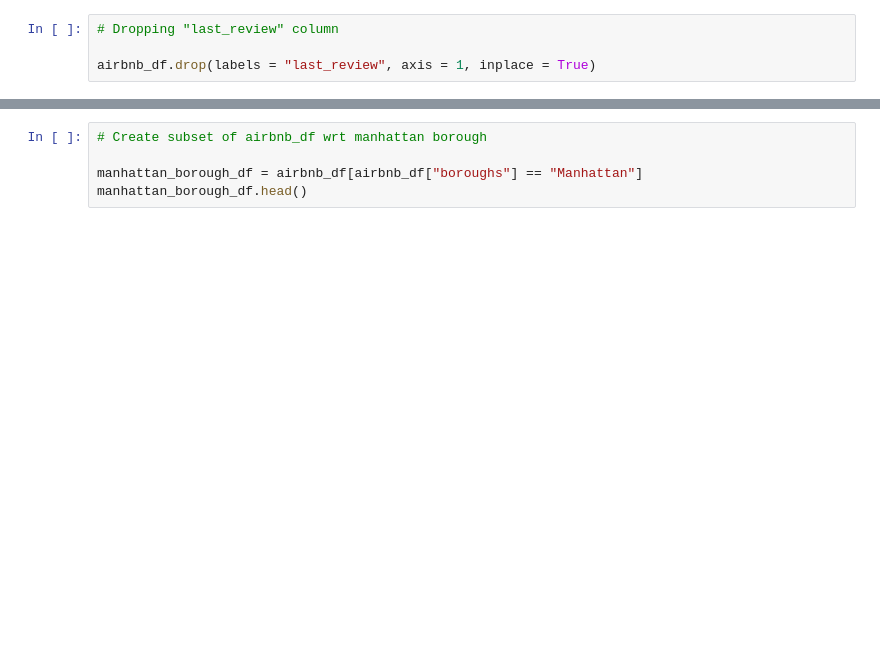
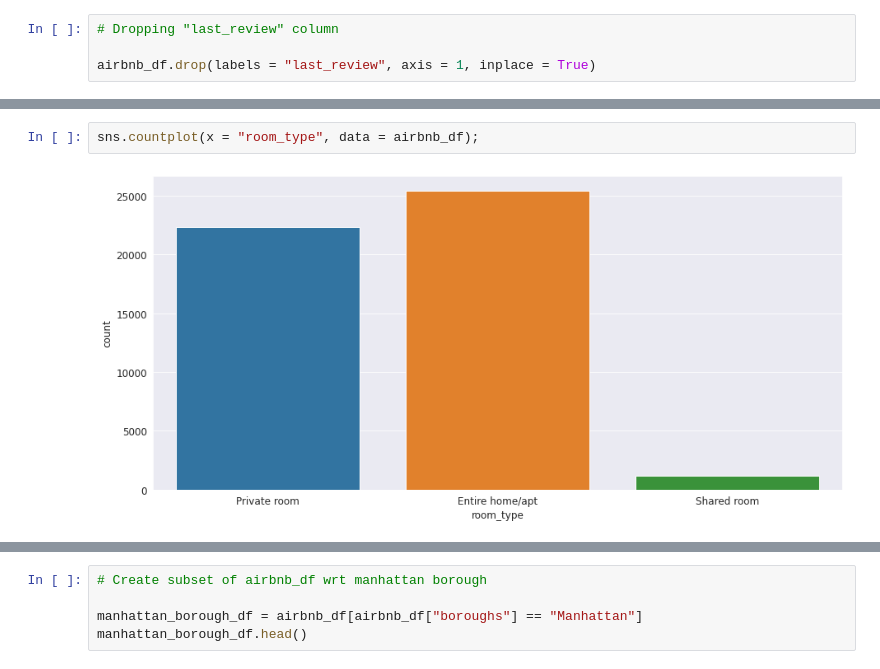
Before and after one commit to RupeshSharma14/Airbnb-Bookings-Analysis, a Jupyter notebook: Airbnb_Bookings_Analysis_Capstone_Project.ipynb, the cells around one changed output, grey strips where cells are left out. Saved outputs shown, nothing was run; the diff lists cells and outputs as text; blank space fills up the shorter version.

```diff
--- a/Airbnb_Bookings_Analysis_Capstone_Project.ipynb
+++ b/Airbnb_Bookings_Analysis_Capstone_Project.ipynb
@@ -217,0 +261,4 @@ sns.barplot(x = num_listings_boroughs.index, y = "num_of_listings", data = num_l
+# %%
+sns.countplot(x = "room_type", data = airbnb_df);
+# %% [output]
+[figure, added]
```
Also changed, not shown: parts of 38 cells of this notebook.
